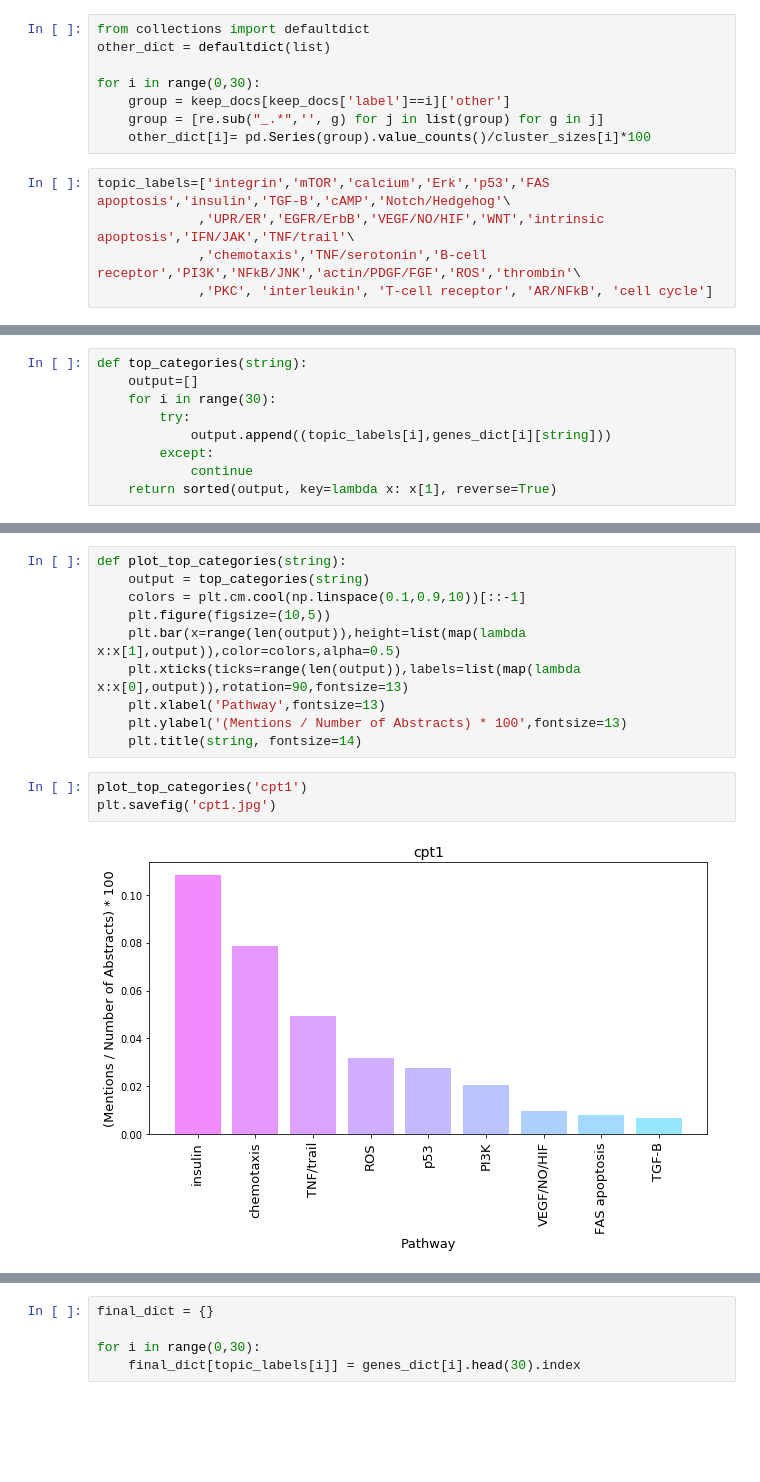
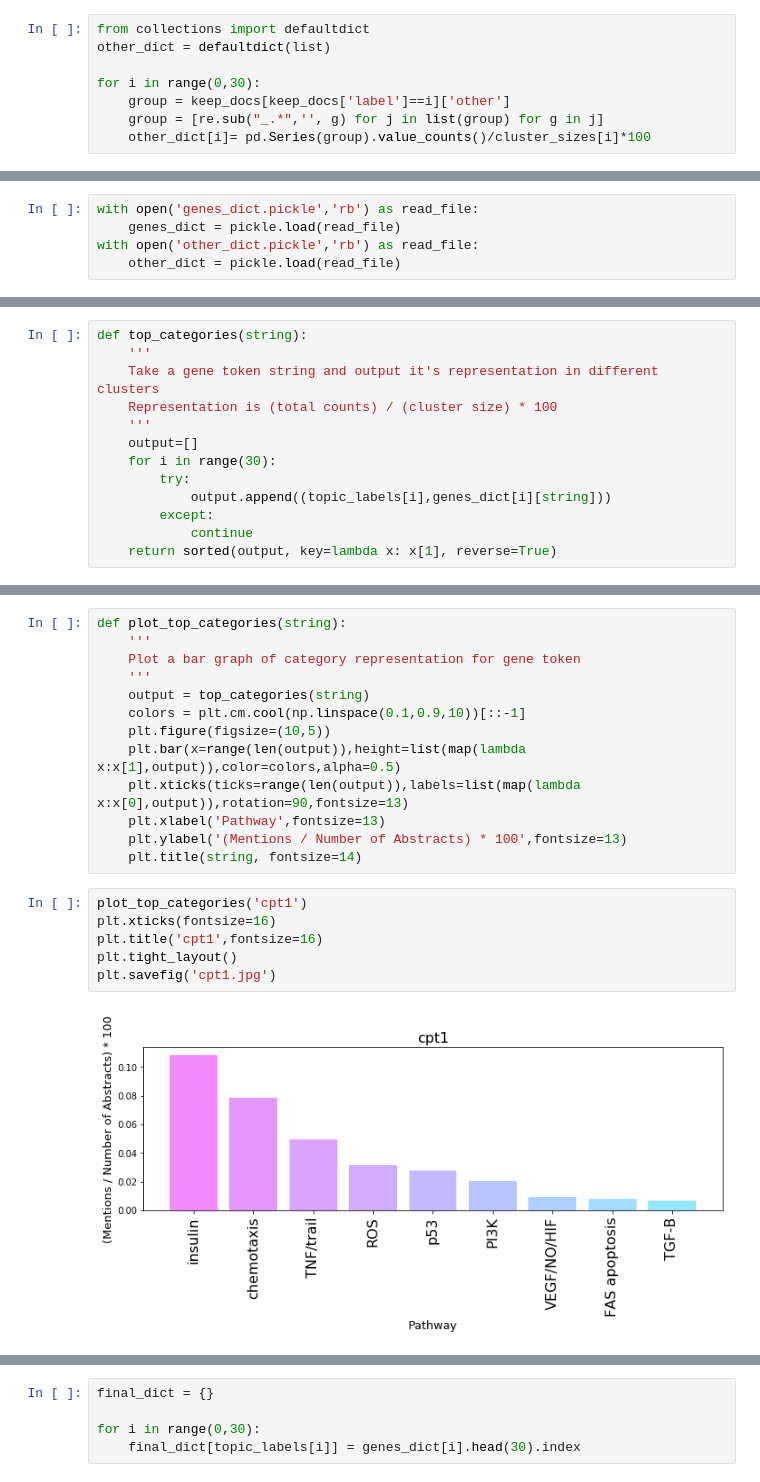
Before and after one commit to Beth526/metis_project_4, a Jupyter notebook: Proj_4.ipynb, the cells around one changed output, grey strips where cells are left out. Drawn from its saved outputs; the diff is of its cells as text; blank space fills up the shorter version.

```diff
--- a/Proj_4.ipynb
+++ b/Proj_4.ipynb
@@ -420,8 +430,3 @@ for i in range(0,30):
     group = keep_docs[keep_docs['label']==i]['other']
     group = [re.sub("_.*",'', g) for j in list(group) for g in j]
     other_dict[i]= pd.Series(group).value_counts()/cluster_sizes[i]*100
-# %%
-topic_labels=['integrin','mTOR','calcium','Erk','p53','FAS apoptosis','insulin','TGF-B','cAMP','Notch/Hedgehog'\
-             ,'UPR/ER','EGFR/ErbB','VEGF/NO/HIF','WNT','intrinsic apoptosis','IFN/JAK','TNF/trail'\
-             ,'chemotaxis','TNF/serotonin','B-cell receptor','PI3K','NFkB/JNK','actin/PDGF/FGF','ROS','thrombin'\
-             ,'PKC', 'interleukin', 'T-cell receptor', 'AR/NFkB', 'cell cycle']
@@ -432,0 +454,5 @@ with open('other_dict.pickle','wb') as write_file:
+# %%
+with open('genes_dict.pickle','rb') as read_file:
+    genes_dict = pickle.load(read_file)
+with open('other_dict.pickle','rb') as read_file:
+    other_dict = pickle.load(read_file)
@@ -442,5 +494,9 @@ def top_categories_other(string):
 # %%
 def top_categories(string):
+    '''
+    Take a gene token string and output it's representation in different clusters
+    Representation is (total counts) / (cluster size) * 100
+    '''
     output=[]
     for i in range(30):
         try:
@@ -451,5 +527,8 @@ def top_categories(string):
 # %%
 def plot_top_categories(string):
+    '''
+    Plot a bar graph of category representation for gene token
+    '''
     output = top_categories(string)
     colors = plt.cm.cool(np.linspace(0.1,0.9,10))[::-1]
     plt.figure(figsize=(10,5))
@@ -460,8 +539,11 @@ def plot_top_categories(string):
     plt.title(string, fontsize=14)
 # %%
 plot_top_categories('cpt1')
+plt.xticks(fontsize=16)
+plt.title('cpt1',fontsize=16)
+plt.tight_layout()
 plt.savefig('cpt1.jpg')
 # %% [output]
-[figure, old version]
+[figure, new version]
 # %%
 def plot_top_categories_other(string):
```
Also changed, not shown: parts of 105 cells of this notebook, 7 other files.
